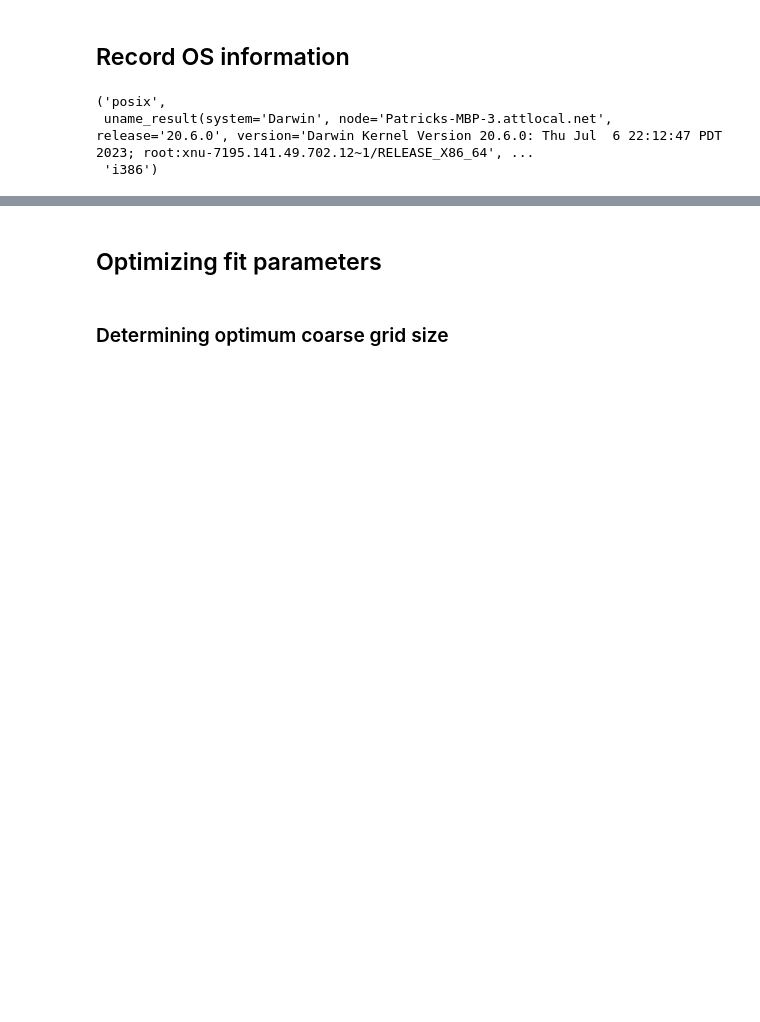
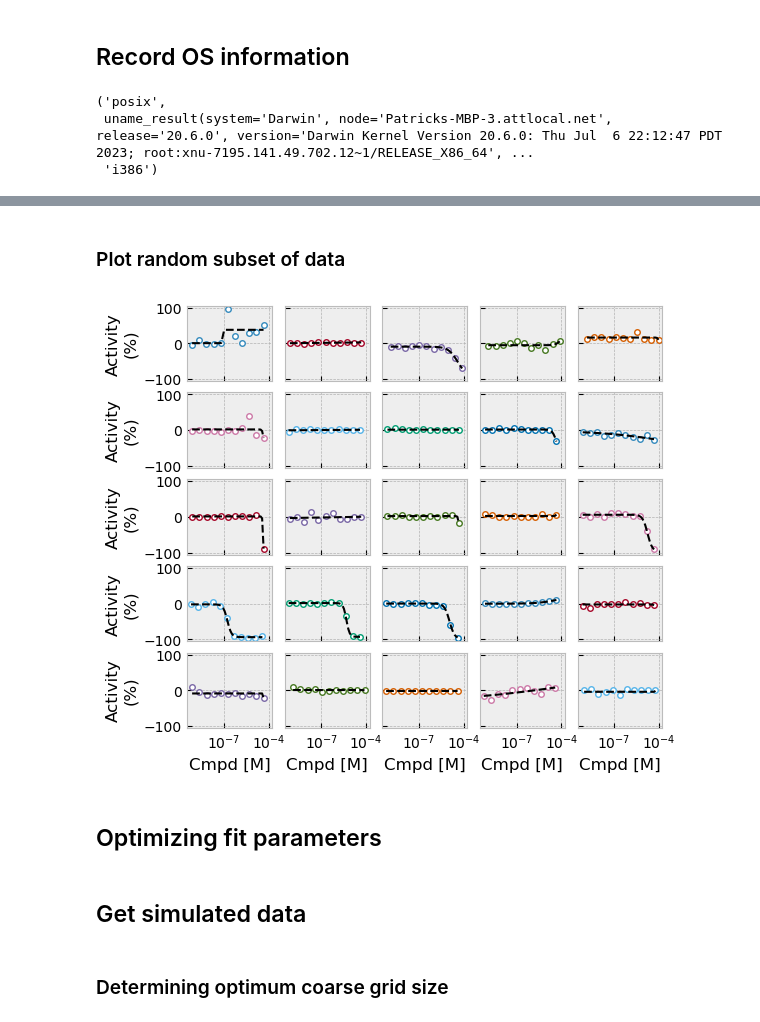
Before and after one commit to prheenan/dghf, a Jupyter notebook: example.ipynb, the cells around one changed output, grey strips where cells are left out. Cells and saved outputs as stored; diff of their text form; code cells hidden in the pictures; blank space fills up the shorter version.

```diff
--- a/example.ipynb
+++ b/example.ipynb
@@ -88,0 +43,2 @@ bounds_n = [0,np.inf]
+# %% [markdown]
+### Plot random subset of data
@@ -89,2 +59,11 @@ bounds_n = [0,np.inf]
+# %%
+# could add ids_plot=ids_plot to show titles
+fig = dghf.gallery_plot(x_y=x_y,all_fit_kw=all_fit_kw,figsize=(6,5))
+fig.savefig("./out/canvass_examples_random.svg")
+fig.show()
+# %% [output]
+[figure, added]
 # %% [markdown]
 ## Optimizing fit parameters
+# %% [markdown]
+## Get simulated data
```
Also changed, not shown: parts of 16 cells of this notebook, 4 other files.
